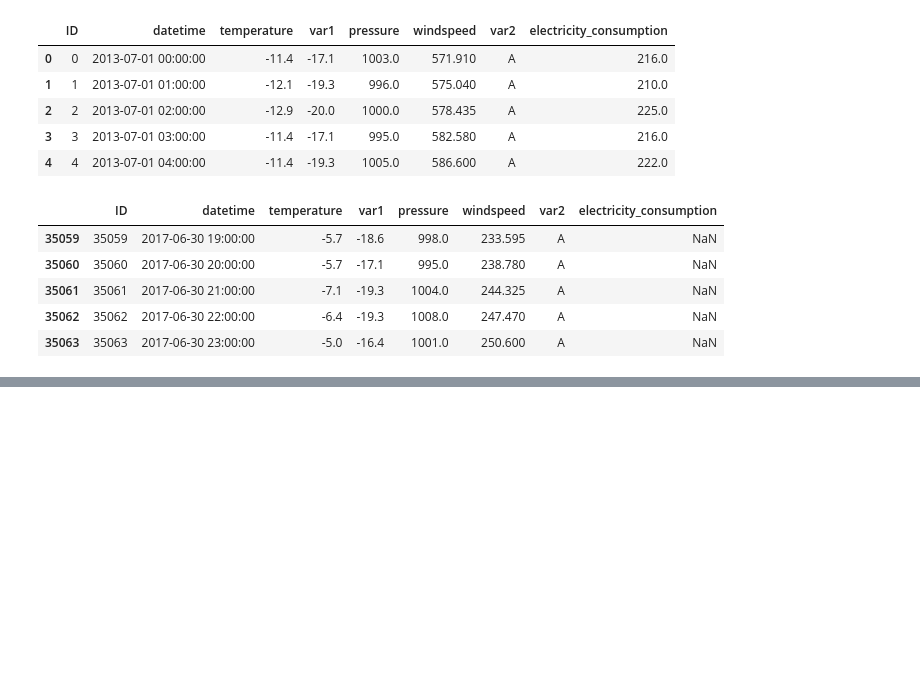
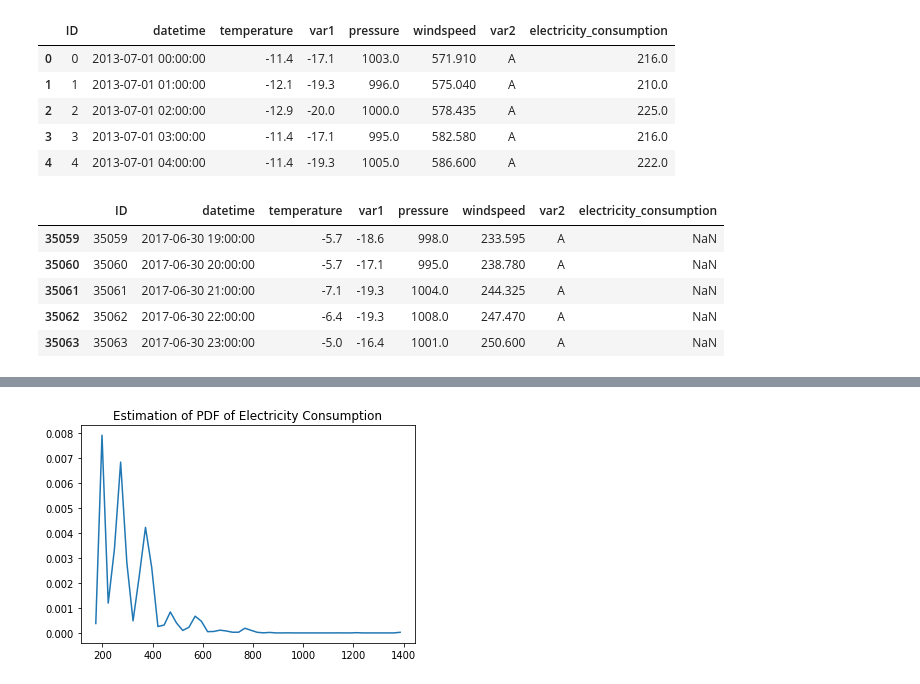
Before and after one commit to UPstartDeveloper/electricity-consumption-regression, a Jupyter notebook: predictions.ipynb, the cells around one changed output, grey strips where cells are left out. Drawn from its saved outputs; the diff is of its cells as text; code cells hidden in the pictures; blank space fills up the shorter version.

```diff
--- a/predictions.ipynb
+++ b/predictions.ipynb
@@ -82,0 +91,15 @@ df = df.drop(columns=['ID', 'var1', 'var2'])
+# %%
+# Let's estimate the probability density function of the values we have so far for 'electricity_consumption'
+# then, we can estimate new values for the column!
+
+kde = KernelDensity(kernel='gaussian', bandwidth=0.6)
+target = np.array(df['electricity_consumption'].iloc[0:26496])
+kde.fit(target.reshape(-1,1))
+
+s = np.linspace(np.min(target), np.max(target))
+log_pdf = kde.score_samples(s.reshape(-1,1))
+plt.plot(s, np.exp(log_pdf))
+plt.title('Estimation of PDF of Electricity Consumption')
+plt.show()
+# %% [output]
+[figure, added]
```
Also changed, not shown: parts of 6 cells of this notebook.
